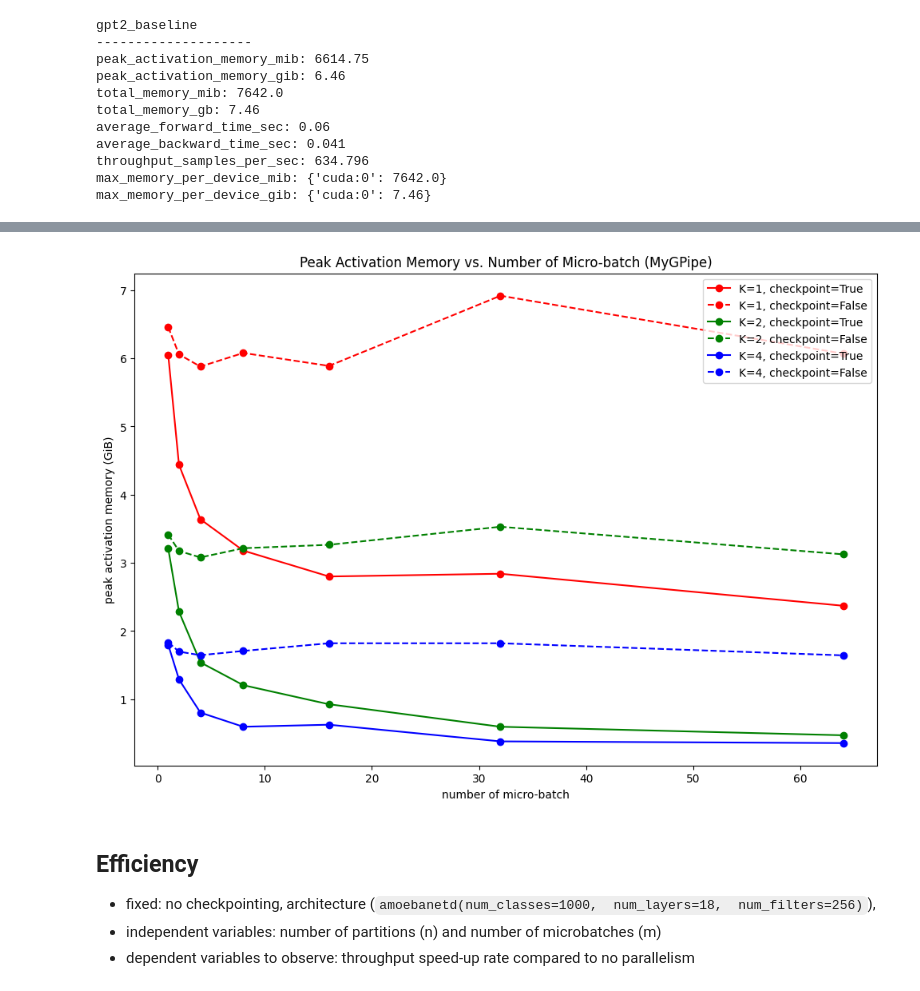
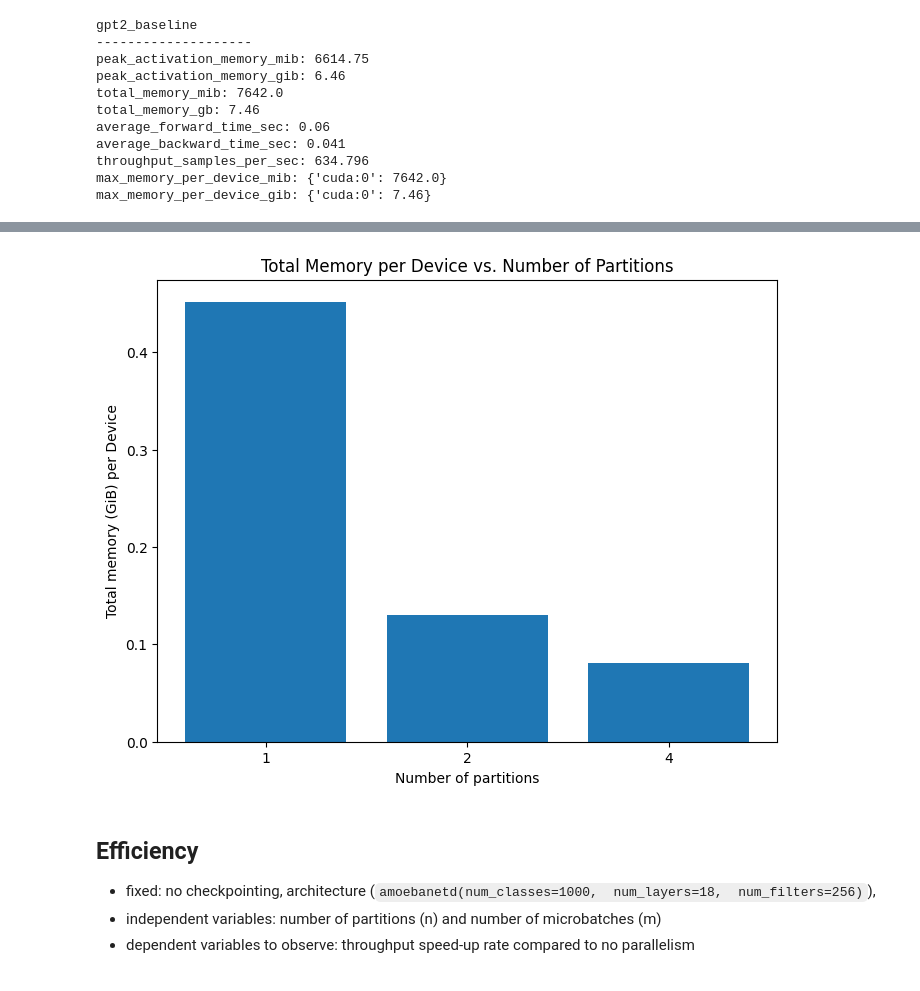
Before and after one commit to HalberdOfPineapple/pipeline_parallel_expr, a Jupyter notebook: benchmarks/data_analysis.ipynb, the cells around one changed output, grey strips where cells are left out. Saved outputs shown, nothing was run; the diff lists cells and outputs as text; code cells hidden in the pictures.

```diff
--- a/benchmarks/data_analysis.ipynb
+++ b/benchmarks/data_analysis.ipynb
@@ -255,31 +191,27 @@ plt.show()
-# %%
-# Data from torch GPipe
-colors = dict(zip(num_partitions, ['r', 'g', 'b']))
-linestyles = dict(zip(checkpoint_enabled, ['-', '--']))
-
-fig = plt.figure(figsize=(12, 8))
-for num_partition in num_partitions:
-    for checkpoint in checkpoint_enabled:
-        total_memories = []
-        for num_micro_batch in num_micro_batches:
-            expr_name = args_to_exprname(
-                num_partition, num_micro_batch, checkpoint, use_torchgpipe=False, gpt_2=True
-            )
-            data = expr_data[expr_name]
-            total_memories.append(data['peak_activation_memory_gib'] / num_partition)
-
-        plt.plot(num_micro_batches, total_memories,
-            color=colors[num_partition], linestyle=linestyles[checkpoint],
-            label=f'K={num_partition}, checkpoint={checkpoint}',
-            marker='o',
-        )
-        plt.xlabel('number of micro-batch')
-        plt.ylabel('peak activation memory (GiB)')
-        plt.title('Peak Activation Memory vs. Number of Micro-batch (MyGPipe)')
-        plt.legend()
-plt.show()
-# %% [output]
-[figure, removed]
+# %%
+num_partitions = [1, 2, 4]
+num_micro_batch = 64
+checkpoint_enabled = True
+baseline_mem = baseline['total_memory_gb']
+
+total_memories = []
+for num_partition in num_partitions:
+    expr_name = args_to_exprname(
+        num_partition, num_micro_batch, checkpoint_enabled, use_torchgpipe=False, gpt_2=True
+    )
+    total_memory = expr_data[expr_name]['total_memory_gb'] / num_partition / baseline_mem
+    total_memories.append(total_memory)
+
+# plot the total memory in a bar plot
+plt.figure(figsize=(8, 6))
+plt.bar([str(i) for i in num_partitions], total_memories)
+plt.xlabel('Number of partitions')
+plt.ylabel('Total memory (GiB) per Device')
+plt.title('Total Memory per Device vs. Number of Partitions')
+plt.savefig(os.path.join(FIG_DIR, 'GPT2_TMD.png'))
+plt.show()
+# %% [output]
+[figure, added]
 # %% [markdown]
 ## Efficiency
 - fixed: no checkpointing, architecture (`amoebanetd(num_classes=1000,  num_layers=18,  num_filters=256)`),
```
Also changed, not shown: parts of 18 cells of this notebook, 14 other files.
